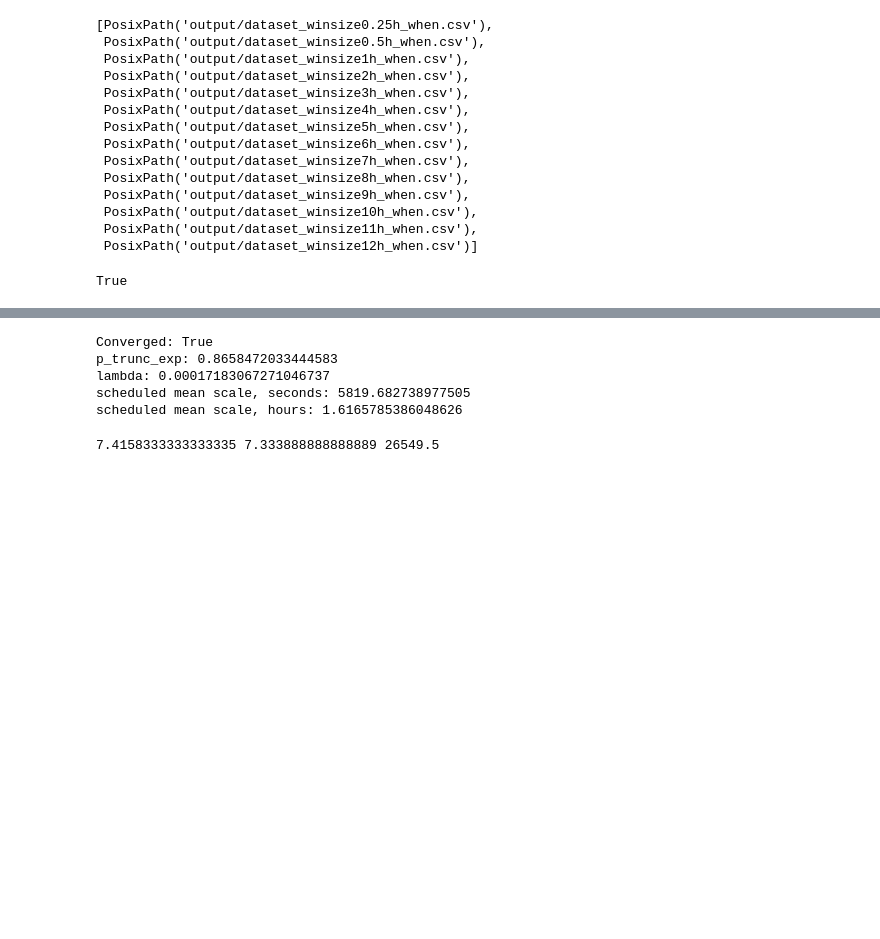
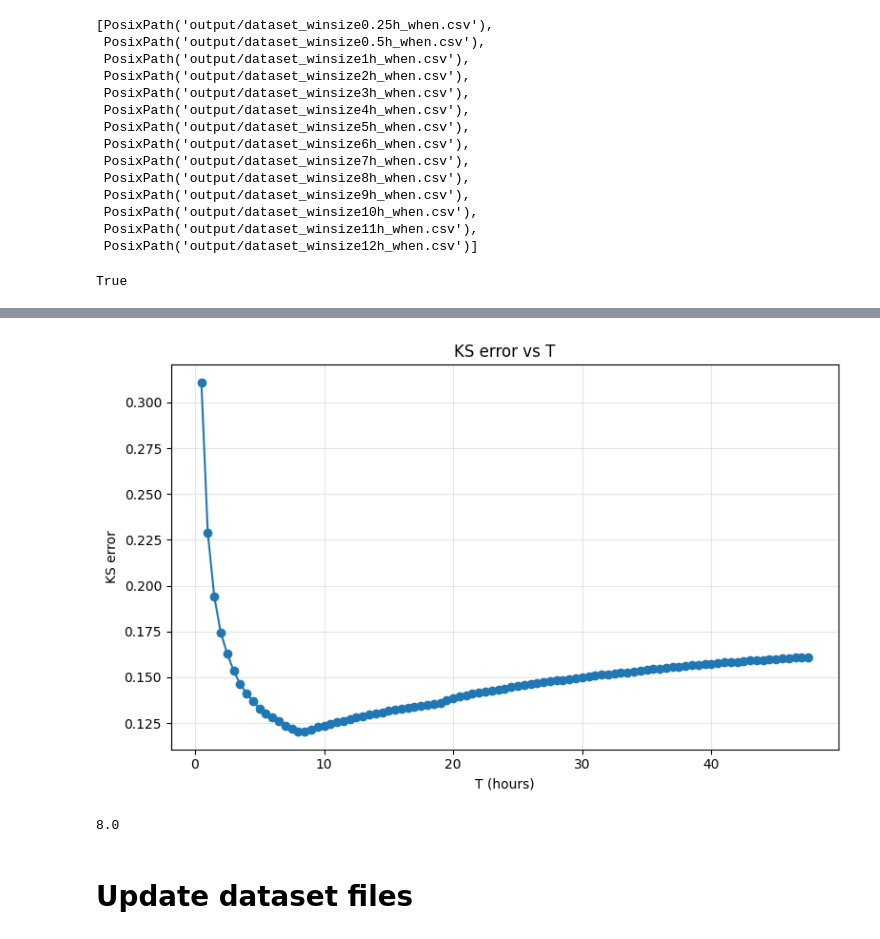
Before and after one commit to mohamad-hasan-sohan-ajini/predictive-maintenance, a Jupyter notebook: src/clean_dataset.ipynb, the cells around one changed output, grey strips where cells are left out. Saved outputs shown, nothing was run; the diff lists cells and outputs as text; code cells hidden in the pictures; blank space fills up the shorter version.

Commit message:
Obtain optimal window size using search method

```diff
--- a/src/clean_dataset.ipynb
+++ b/src/clean_dataset.ipynb
@@ -113,39 +156,0 @@ def negative_log_likelihood(params, t, T):
-# %%
-x0 = [1 / np.median(t_fit), 0.5]
-
-result = minimize(
-    negative_log_likelihood,
-    x0=x0,
-    args=(t_fit, T),
-    bounds=[(1e-8, 1e-2), (0.0, 1.0)],
-    method="L-BFGS-B",
-)
-
-lambda_hat, p_trunc_exp_hat = result.x
-
-print("Converged:", result.success)
-
-print("p_trunc_exp:", p_trunc_exp_hat)
-print("lambda:", lambda_hat)
-
-print("scheduled mean scale, seconds:", 1.0 / lambda_hat)
-print("scheduled mean scale, hours:", (1.0 / lambda_hat) / 3600)
-# %% [output]
-Converged: True
-p_trunc_exp: 0.8658472033444583
-lambda: 0.00017183067271046737
-scheduled mean scale, seconds: 5819.682738977505
-scheduled mean scale, hours: 1.6165785386048626
-# %%
-weighted_truncated = p_trunc_exp_hat * get_truncated_exponential_p(t, T, lambda_hat)
-weighted_background = (1 - p_trunc_exp_hat) * get_uniform_p(t, T)
-
-is_bg = weighted_background > weighted_truncated
-
-min_bg_time = min([j for i, j in zip(is_bg, t) if i]) / 3600
-max_fg_time = max([j for i, j in zip(is_bg, t) if not i]) / 3600
-threshold = (min_bg_time + max_fg_time) / 2 * 3600
-
-print(min_bg_time, max_fg_time, threshold)
-# %% [output]
-7.4158333333333335 7.333888888888889 26549.5
@@ -152,3 +234,22 @@ print(min_bg_time, max_fg_time, threshold)
+# %%
+plt.figure(figsize=(8, 5))
+plt.plot(np.array(Ts) / 3600, ks_errors, marker="o", linestyle="-")
+plt.xlabel("T (hours)")
+plt.ylabel("KS error")
+plt.title("KS error vs T")
+plt.grid(alpha=0.3)
+plt.tight_layout()
+# %% [output]
+[figure, added]
+# %%
+best_fit_index = np.array(ks_errors).argmin().item()
+best_T = Ts[best_fit_index]
+
+print(best_T / 3600)
+# %% [output]
+8.0
+# %% [markdown]
+# Update dataset files
 # %%
 def add_is_bg_column(df):
     if "is_bg" not in df.columns:
```
Also changed, not shown: parts of 5 cells of this notebook.
